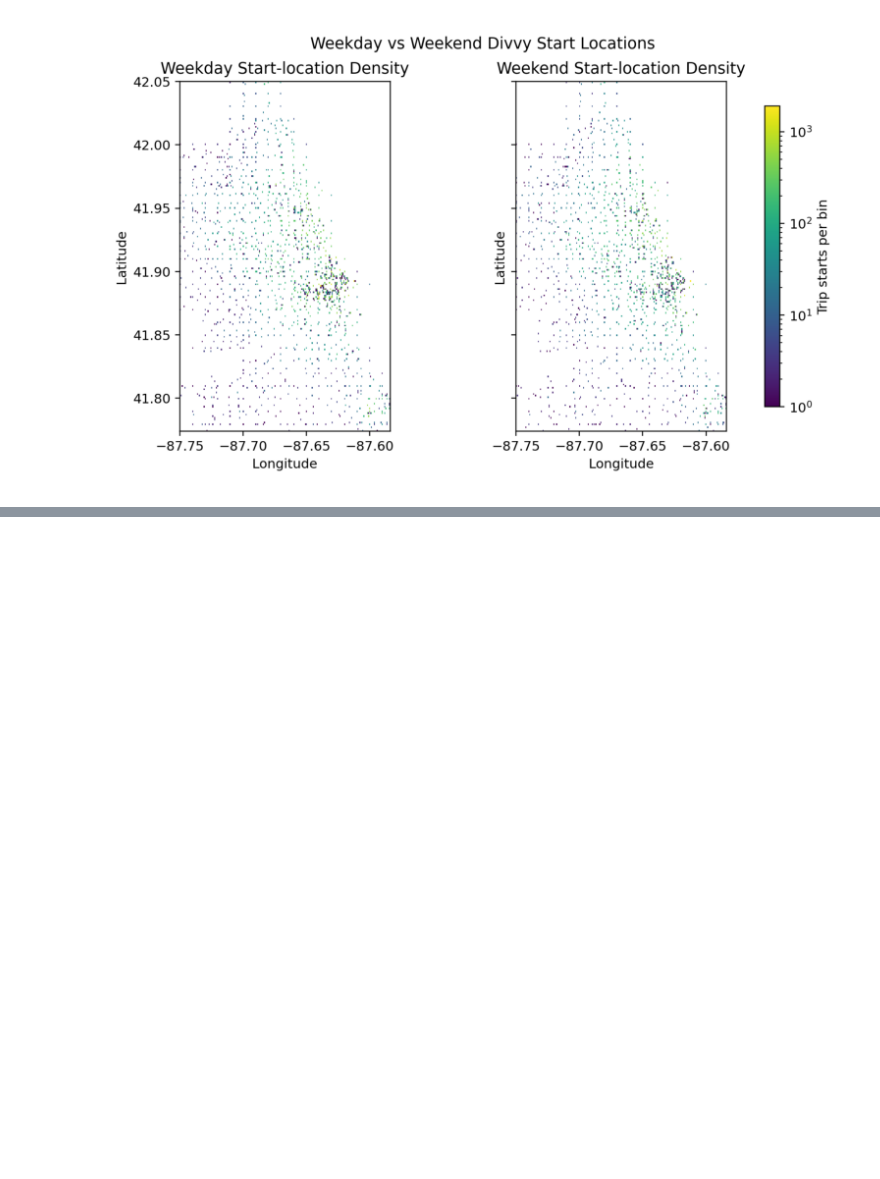
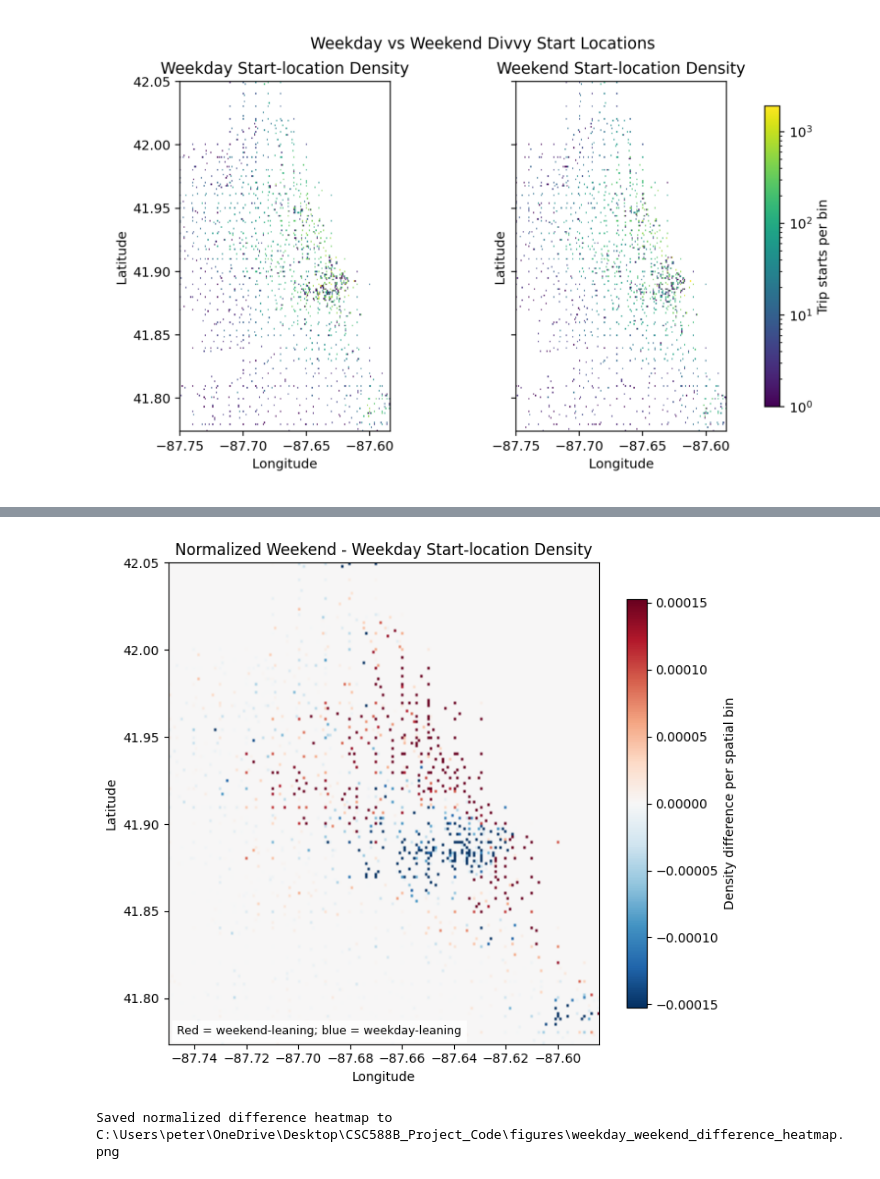
Before and after one commit to peteryu0131/CSC588B_Project_Code, a Jupyter notebook: notebooks/proposal_summary.ipynb, the cells around one changed output, grey strips where cells are left out. Cells and saved outputs as stored; diff of their text form; code cells hidden in the pictures; blank space fills up the shorter version.

Commit message:
Improve proposal notebook visuals

```diff
--- a/notebooks/proposal_summary.ipynb
+++ b/notebooks/proposal_summary.ipynb
@@ -154,0 +240,70 @@ show_png("heatmap_start_locations_weekday_weekend.png", figsize=(11, 6))
+# %%
+def load_start_locations_for_difference(cleaned_path: Path) -> pd.DataFrame:
+    if not cleaned_path.exists():
+        raise FileNotFoundError(
+            f"Missing cleaned data file: {cleaned_path}. Run src/01_combine_and_clean.py first."
+        )
+    columns = ["day_type", "start_lat", "start_lng"]
+    df = pd.read_csv(cleaned_path, usecols=columns)
+    return df.dropna(subset=columns)
+
+
+def plot_normalized_difference_heatmap(df: pd.DataFrame, output_path: Path, bins: int = 180) -> None:
+    plot_df = df.loc[df["day_type"].isin(["weekday", "weekend"])].copy()
+    lng_min, lng_max = plot_df["start_lng"].quantile([0.005, 0.995])
+    lat_min, lat_max = plot_df["start_lat"].quantile([0.005, 0.995])
+    plot_range = [[lng_min, lng_max], [lat_min, lat_max]]
+
+    weekday = plot_df.loc[plot_df["day_type"] == "weekday"]
+    weekend = plot_df.loc[plot_df["day_type"] == "weekend"]
+
+    weekday_counts, x_edges, y_edges = np.histogram2d(
+        weekday["start_lng"], weekday["start_lat"], bins=bins, range=plot_range
+    )
+    weekend_counts, _, _ = np.histogram2d(
+        weekend["start_lng"], weekend["start_lat"], bins=[x_edges, y_edges]
+    )
+
+    weekday_density = weekday_counts / weekday_counts.sum()
+    weekend_density = weekend_counts / weekend_counts.sum()
+    difference = weekend_density - weekday_density
+
+    limit = np.nanpercentile(np.abs(difference), 99)
+    if limit == 0:
+        limit = np.nanmax(np.abs(difference))
+
+    fig, ax = plt.subplots(figsize=(7.2, 6.2))
+    image = ax.imshow(
+        difference.T,
+        origin="lower",
+        extent=[lng_min, lng_max, lat_min, lat_max],
+        cmap="RdBu_r",
+        vmin=-limit,
+        vmax=limit,
+        aspect="auto",
+    )
+    ax.set_title("Normalized Weekend - Weekday Start-location Density")
+    ax.set_xlabel("Longitude")
+    ax.set_ylabel("Latitude")
+    colorbar = fig.colorbar(image, ax=ax, shrink=0.85)
+    colorbar.set_label("Density difference per spatial bin")
+    ax.text(
+        0.02,
+        0.02,
+        "Red = weekend-leaning; blue = weekday-leaning",
+        transform=ax.transAxes,
+        fontsize=9,
+        bbox={"facecolor": "white", "alpha": 0.8, "edgecolor": "none"},
+    )
+    fig.tight_layout()
+    fig.savefig(output_path, dpi=220, bbox_inches="tight")
+    plt.show()
+
+
+difference_heatmap_path = FIGURES / "weekday_weekend_difference_heatmap.png"
+start_locations_for_difference = load_start_locations_for_difference(ROOT / "data" / "processed" / "divvy_2025_cleaned.csv")
+plot_normalized_difference_heatmap(start_locations_for_difference, difference_heatmap_path)
+print(f"Saved normalized difference heatmap to {difference_heatmap_path}")
+# %% [output]
+[figure, added]
+Saved normalized difference heatmap to C:\Users\peter\OneDrive\Desktop\CSC588B_Project_Code\figures\weekday_weekend_difference_heatmap.png
```
Also changed, not shown: parts of 18 cells of this notebook, 3 other files.
